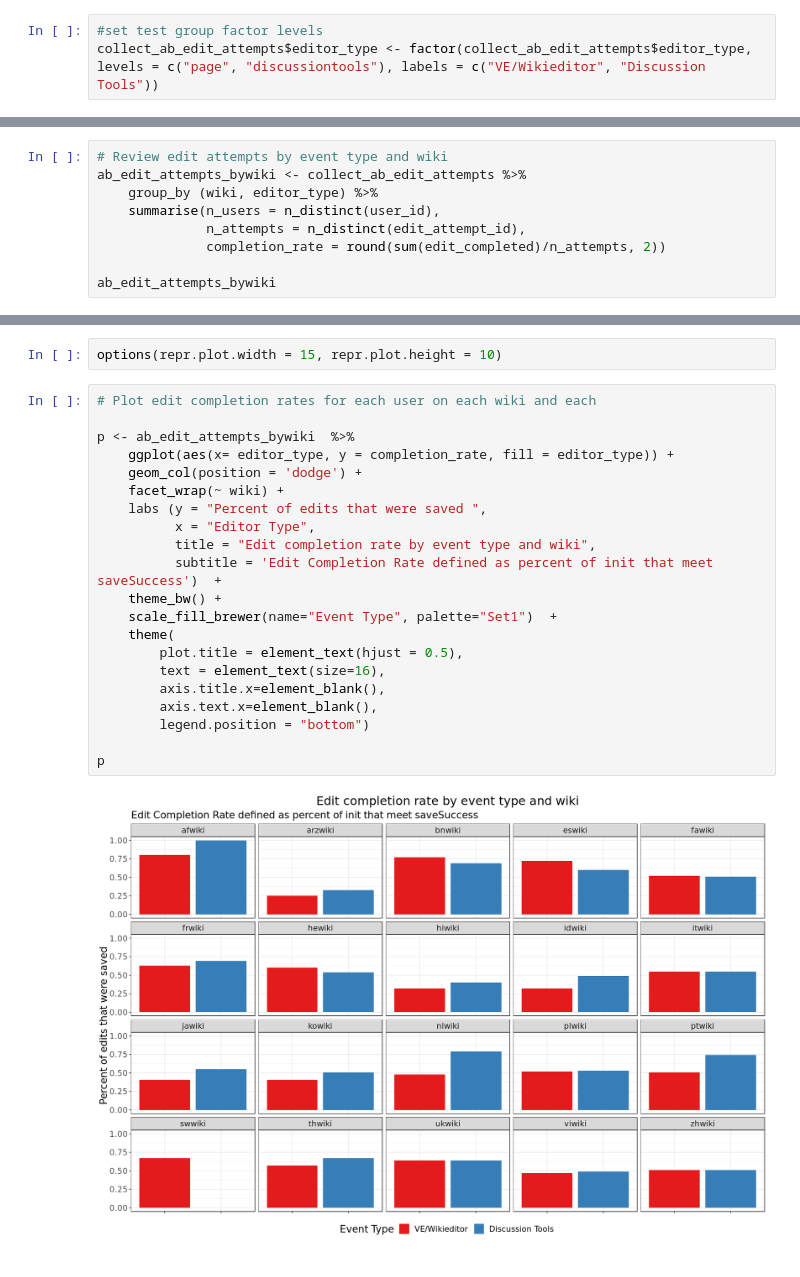
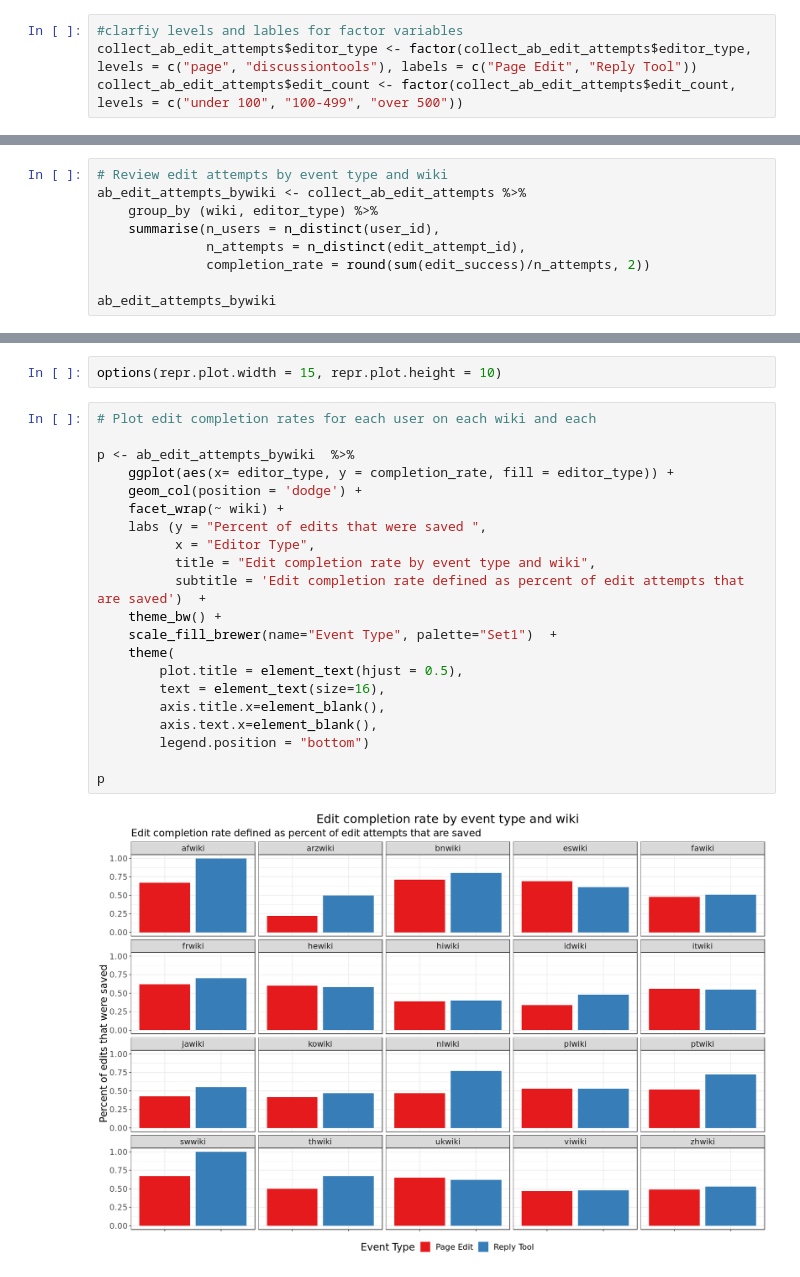
Before and after one commit to wikimedia-research/Reply-tools-analysis-2021, a Jupyter notebook: Reply-tool-ab-test.ipynb, the cells around one changed output, grey strips where cells are left out. Saved outputs shown, nothing was run; the diff lists cells and outputs as text.

```diff
--- a/Reply-tool-ab-test.ipynb
+++ b/Reply-tool-ab-test.ipynb
@@ -90,8 +146,9 @@ A data.frame: 6 × 8
 # reformat to date format
 collect_ab_edit_attempts$attempt_dt <- as.Date(collect_ab_edit_attempts$attempt_dt, format = "%Y-%m-%d")
 # %%
-#set test group factor levels
-collect_ab_edit_attempts$editor_type <- factor(collect_ab_edit_attempts$editor_type, levels = c("page", "discussiontools"), labels = c("VE/Wikieditor", "Discussion Tools"))
+#clarfiy levels and lables for factor variables
+collect_ab_edit_attempts$editor_type <- factor(collect_ab_edit_attempts$editor_type, levels = c("page", "discussiontools"), labels = c("Page Edit", "Reply Tool"))
+collect_ab_edit_attempts$edit_count <- factor(collect_ab_edit_attempts$edit_count, levels = c("under 100", "100-499", "over 500"))
 # %%
 # remove data from dates where EditAttempt Stemps events were not sampled correctly.
 
@@ -127,7 +190,7 @@ ab_edit_attempts_bywiki <- collect_ab_edit_attempts %>%
     group_by (wiki, editor_type) %>%
     summarise(n_users = n_distinct(user_id),
               n_attempts = n_distinct(edit_attempt_id),
-              completion_rate = round(sum(edit_completed)/n_attempts, 2))
+              completion_rate = round(sum(edit_success)/n_attempts, 2))
 
 ab_edit_attempts_bywiki
 # %% [output]
@@ -156,23 +219,23 @@ options(repr.plot.width = 15, repr.plot.height = 10)
 # %%
 # Plot edit completion rates for each user on each wiki and each
 
 p <- ab_edit_attempts_bywiki  %>%
     ggplot(aes(x= editor_type, y = completion_rate, fill = editor_type)) +
     geom_col(position = 'dodge') +
     facet_wrap(~ wiki) +
     labs (y = "Percent of edits that were saved ",
           x = "Editor Type",
           title = "Edit completion rate by event type and wiki",
-          subtitle = 'Edit Completion Rate defined as percent of init that meet saveSuccess')  +
+          subtitle = 'Edit completion rate defined as percent of edit attempts that are saved')  +
     theme_bw() +
     scale_fill_brewer(name="Event Type", palette="Set1")  +
     theme(
         plot.title = element_text(hjust = 0.5),
         text = element_text(size=16),
         axis.title.x=element_blank(),
         axis.text.x=element_blank(),
         legend.position = "bottom")
 
 p
 # %% [output]
-[figure, old version]
+[figure, new version]
```
Also changed, not shown: parts of 83 cells of this notebook, 1 other file.
